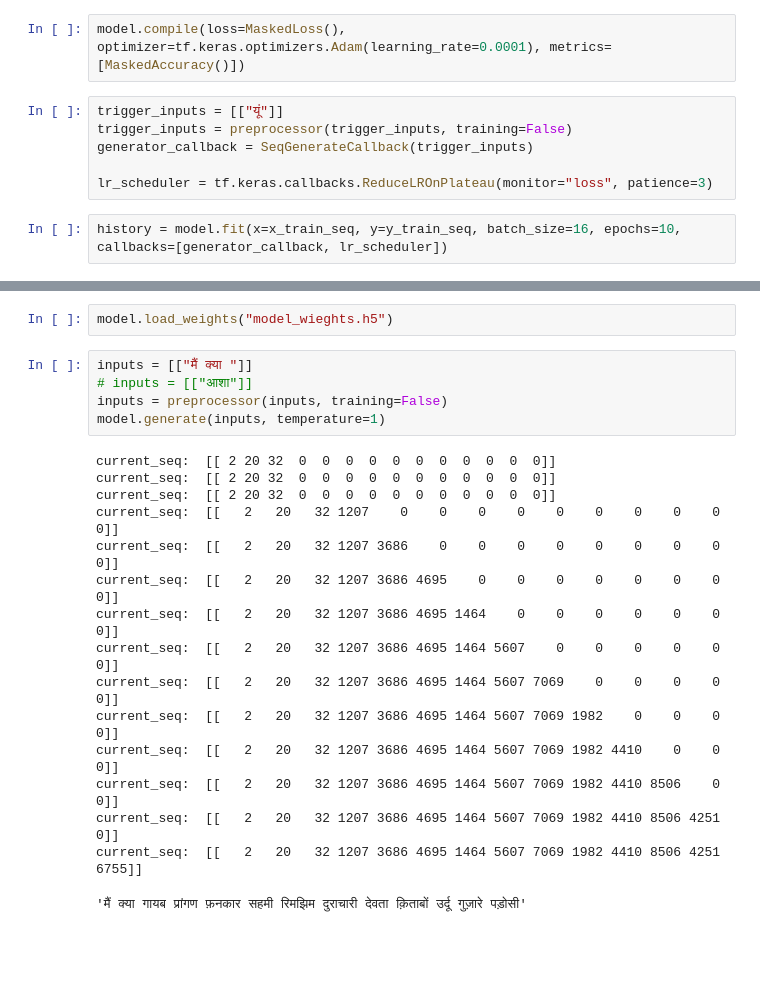
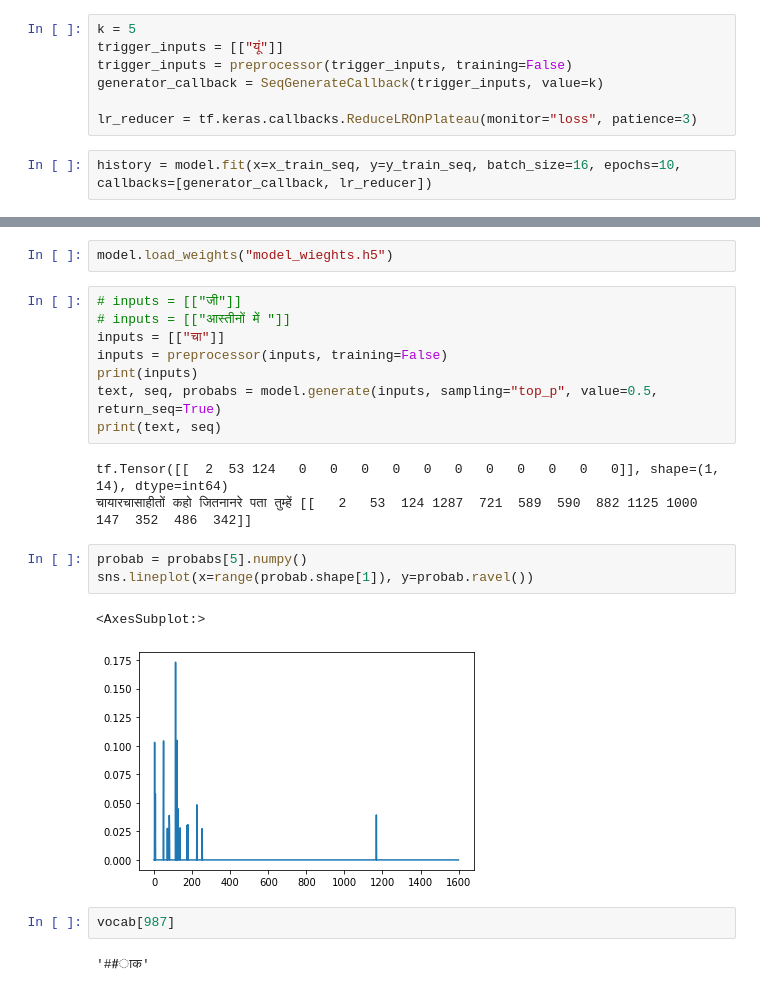
Before and after one commit to tusharsnx/attention-poet, a Jupyter notebook: main.ipynb, the cells around one changed output, grey strips where cells are left out. Drawn from its saved outputs; the diff is of its cells as text; blank space fills up the shorter version.

Commit message:
added p_sampling, k_sampling

```diff
--- a/main.ipynb
+++ b/main.ipynb
@@ -117,14 +118,13 @@ model = Poet(
 )
 model.compile(loss=MaskedLoss(), optimizer=tf.keras.optimizers.Adam(learning_rate=0.001), metrics=[MaskedAccuracy()])
-# %%
-model.compile(loss=MaskedLoss(), optimizer=tf.keras.optimizers.Adam(learning_rate=0.0001), metrics=[MaskedAccuracy()])
 # %%
+k = 5
 trigger_inputs = [["यूं"]]
 trigger_inputs = preprocessor(trigger_inputs, training=False)
-generator_callback = SeqGenerateCallback(trigger_inputs)
+generator_callback = SeqGenerateCallback(trigger_inputs, value=k)
 
-lr_scheduler = tf.keras.callbacks.ReduceLROnPlateau(monitor="loss", patience=3)
+lr_reducer = tf.keras.callbacks.ReduceLROnPlateau(monitor="loss", patience=3)
 # %%
-history = model.fit(x=x_train_seq, y=y_train_seq, batch_size=16, epochs=10, callbacks=[generator_callback, lr_scheduler])
+history = model.fit(x=x_train_seq, y=y_train_seq, batch_size=16, epochs=10, callbacks=[generator_callback, lr_reducer])
 # %% [output]
 Epoch 1/10
@@ -152,24 +148,24 @@ KeyboardInterrupt:
 model.save_weights("model_wieghts.h5")
 # %%
 model.load_weights("model_wieghts.h5")
-# %%
-inputs = [["मैं क्या "]]
-# inputs = [["आशा"]]
-inputs = preprocessor(inputs, training=False)
-model.generate(inputs, temperature=1)
-# %% [output]
-current_seq:  [[ 2 20 32  0  0  0  0  0  0  0  0  0  0  0]]
-current_seq:  [[ 2 20 32  0  0  0  0  0  0  0  0  0  0  0]]
-current_seq:  [[ 2 20 32  0  0  0  0  0  0  0  0  0  0  0]]
-current_seq:  [[   2   20   32 1207    0    0    0    0    0    0    0    0    0    0]]
-current_seq:  [[   2   20   32 1207 3686    0    0    0    0    0    0    0    0    0]]
-current_seq:  [[   2   20   32 1207 3686 4695    0    0    0    0    0    0    0    0]]
-current_seq:  [[   2   20   32 1207 3686 4695 1464    0    0    0    0    0    0    0]]
-current_seq:  [[   2   20   32 1207 3686 4695 1464 5607    0    0    0    0    0    0]]
-current_seq:  [[   2   20   32 1207 3686 4695 1464 5607 7069    0    0    0    0    0]]
-current_seq:  [[   2   20   32 1207 3686 4695 1464 5607 7069 1982    0    0    0    0]]
-current_seq:  [[   2   20   32 1207 3686 4695 1464 5607 7069 1982 4410    0    0    0]]
-current_seq:  [[   2   20   32 1207 3686 4695 1464 5607 7069 1982 4410 8506    0    0]]
-current_seq:  [[   2   20   32 1207 3686 4695 1464 5607 7069 1982 4410 8506 4251    0]]
-current_seq:  [[   2   20   32 1207 3686 4695 1464 5607 7069 1982 4410 8506 4251 6755]]
-'मैं क्या गायब प्रांगण फ़नकार सहमी रिमझिम दुराचारी देवता क़िताबों उर्दू गुज़ारे पड़ोसी'
+# %%
+# inputs = [["जी"]]
+# inputs = [["आस्तीनों में "]]
+inputs = [["चा"]]
+inputs = preprocessor(inputs, training=False)
+print(inputs)
+text, seq, probabs = model.generate(inputs, sampling="top_p", value=0.5, return_seq=True)
+print(text, seq)
+# %% [output]
+tf.Tensor([[  2  53 124   0   0   0   0   0   0   0   0   0   0   0]], shape=(1, 14), dtype=int64)
+चायारचासाहीतों कहो जितनानरे पता तुम्हें [[   2   53  124 1287  721  589  590  882 1125 1000  147  352  486  342]]
+# %%
+probab = probabs[5].numpy()
+sns.lineplot(x=range(probab.shape[1]), y=probab.ravel())
+# %% [output]
+<AxesSubplot:>
+[figure, added]
+# %%
+vocab[987]
+# %% [output]
+'##ाक'
```
Also changed, not shown: parts of 5 cells of this notebook, 3 other files.
